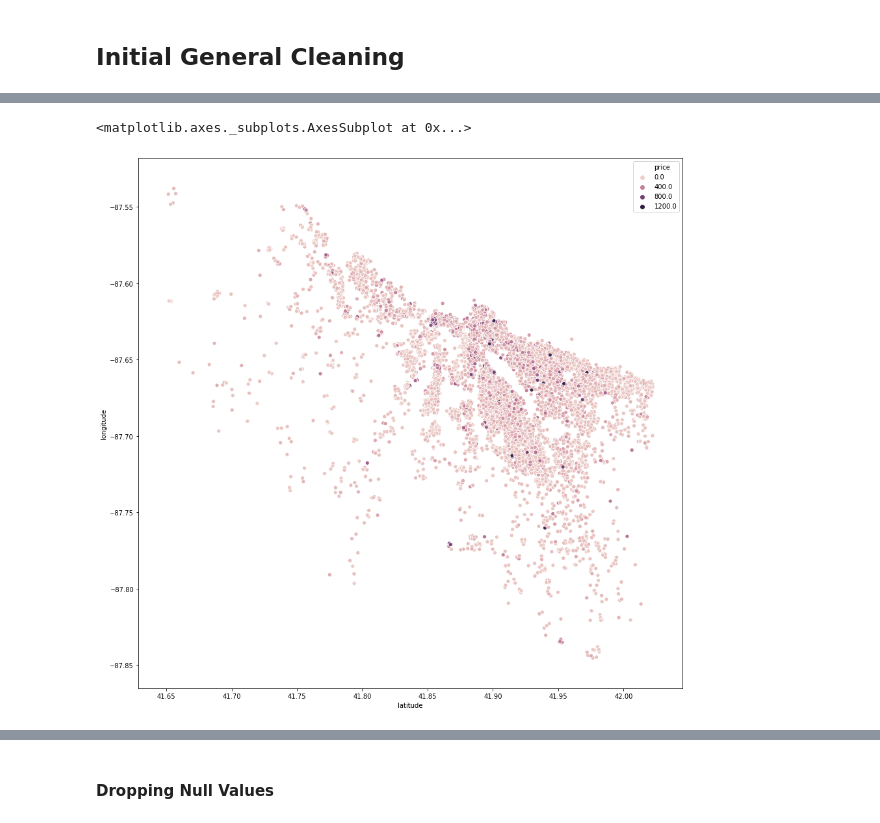
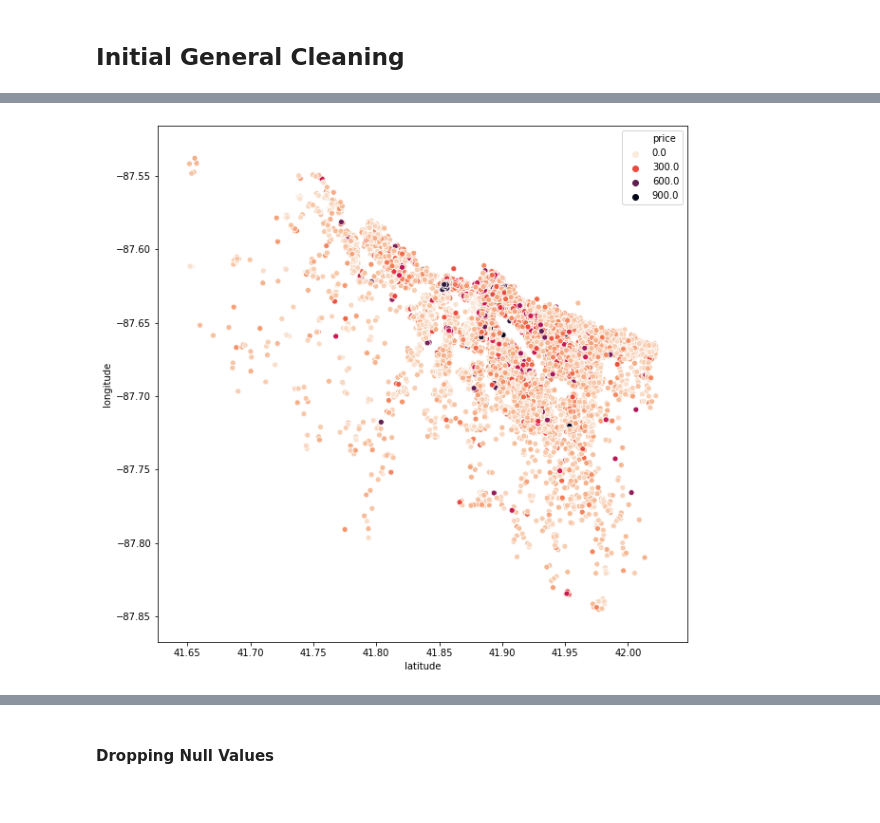
Before and after one commit to HeyPeterPark/NU_Project4, a Jupyter notebook: test_book_xgb.ipynb, the cells around one changed output, grey strips where cells are left out. Saved outputs shown, nothing was run; the diff lists cells and outputs as text; code cells hidden in the pictures.

```diff
--- a/test_book_xgb.ipynb
+++ b/test_book_xgb.ipynb
@@ -54,0 +38,13 @@ sns.pairplot(temp, height=2.1);
+# %%
+air_df = raw_df.copy()
+
+temp = air_df.copy()
+temp['price'] = temp['price'].replace({'\$': '', ',': ''}, regex=True).astype(float)
+
+plt.figure(figsize=(10,10))
+sns.scatterplot(x='latitude', y='longitude', hue='price', data = temp, palette = 'rocket_r');
+
+temp = temp[temp.price > 750]
+print(temp['neighbourhood'].value_counts()[:10])
+x = temp['neighbourhood'].value_counts().sum()
+print(f'\nThere are {x:,} neighborhood listings over $750. {x/len(air_df):.1%} of total.')
@@ -54,0 +66,6 @@ sns.pairplot(temp, height=2.1);
+# %%
+temp = air_df.copy()
+temp['price'] = temp['price'].replace({'\$': '', ',': ''}, regex=True).astype(float)
+temp['price'].hist(figsize=(5,5));
+
+temp['price'].sort_values(ascending=False).head(15)
@@ -55,2 +90,5 @@ sns.pairplot(temp, height=2.1);
 # %%
 air_df['price'] = air_df['price'].replace({'\$': '', ',': ''}, regex=True).astype(float)
+air_df = air_df[air_df.price < 800]
+print(air_df.info())
+air_df.head(2)
@@ -57,7 +105,7 @@ air_df['price'] = air_df['price'].replace({'\$': '', ',': ''}, regex=True).astyp
 # %%
-temp = air_df[air_df.price < 1100]
-plt.figure(figsize=(15,15))
-sns.scatterplot(x='latitude', y='longitude', hue='price', data = temp)
+plt.figure(figsize=(10,10))
+sns.scatterplot(x='latitude', y='longitude', hue='price', data = air_df, palette = 'rocket_r');
+
+del temp, x
 # %% [output]
-<matplotlib.axes._subplots.AxesSubplot at 0x...>
-[figure, old version]
+[figure, new version]
```
Also changed, not shown: parts of 68 cells of this notebook, 1 other file.
